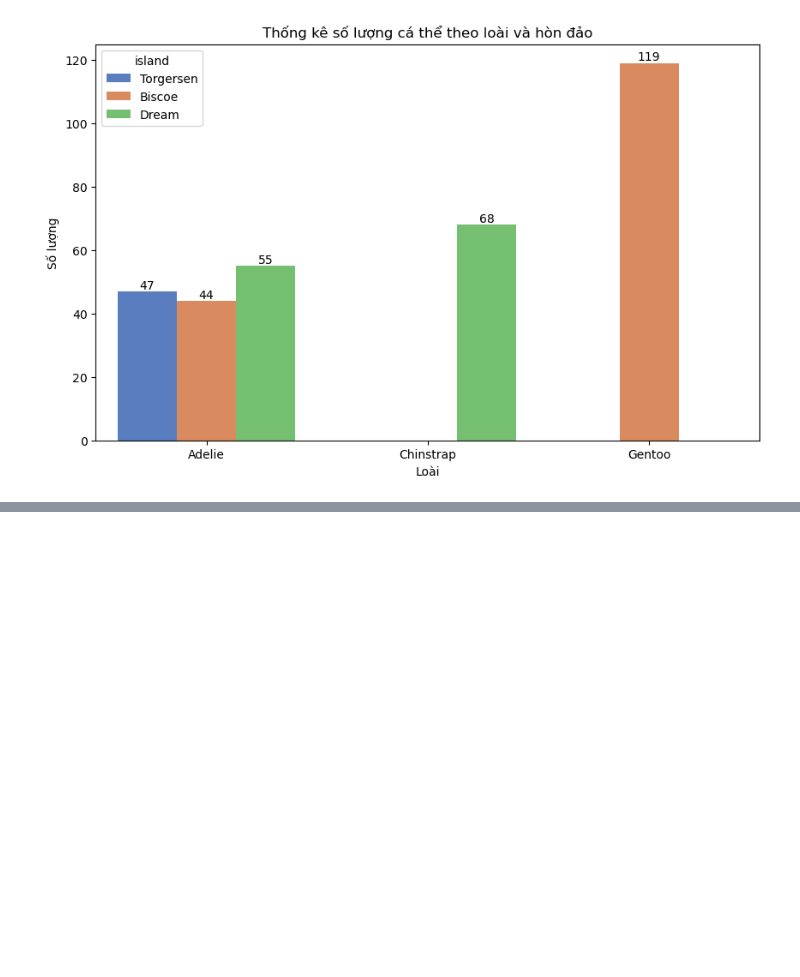
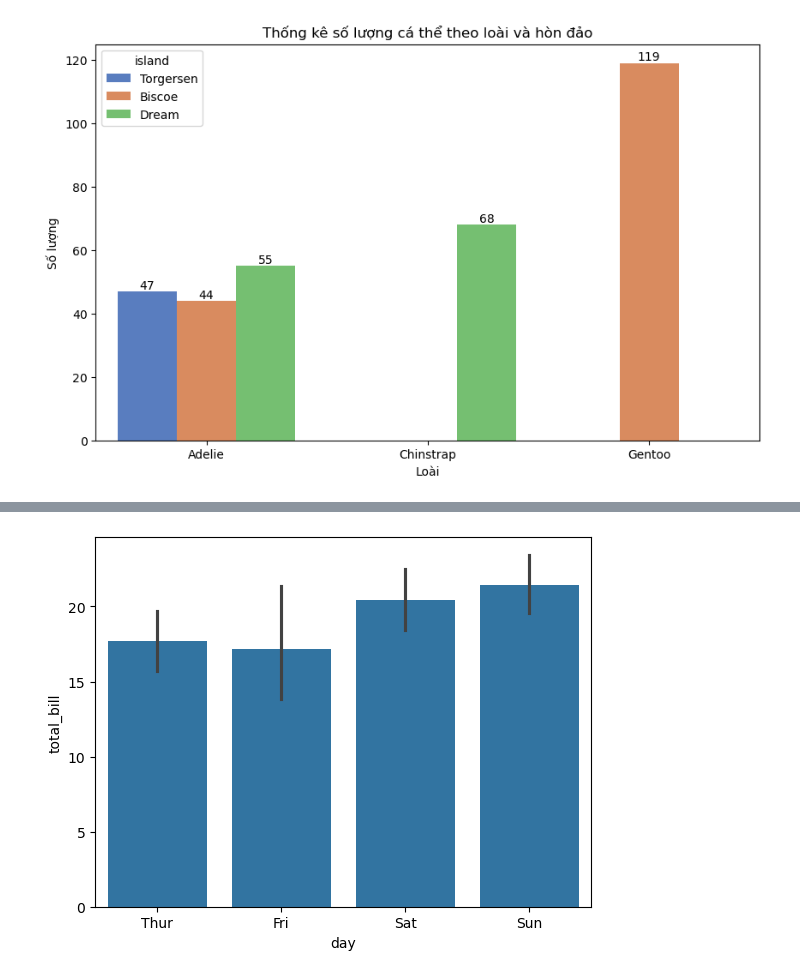
Before and after one commit to minhhi68/python-seaborn, a Jupyter notebook: demo.ipynb, the cells around one changed output, grey strips where cells are left out. Saved outputs shown, nothing was run; the diff lists cells and outputs as text; code cells hidden in the pictures; blank space fills up the shorter version.

```diff
--- a/demo.ipynb
+++ b/demo.ipynb
@@ -1074,0 +1131,5 @@ plt.show()
+# %%
+#giá trị hoá đơn bình quân theo ngày (có error bar)
+ax = sns.barplot(data = tips, x= 'day', y = 'total_bill', color = 'tab:blue')
+# %% [output]
+[figure, added]
```
Also changed, not shown: parts of 27 cells of this notebook.
